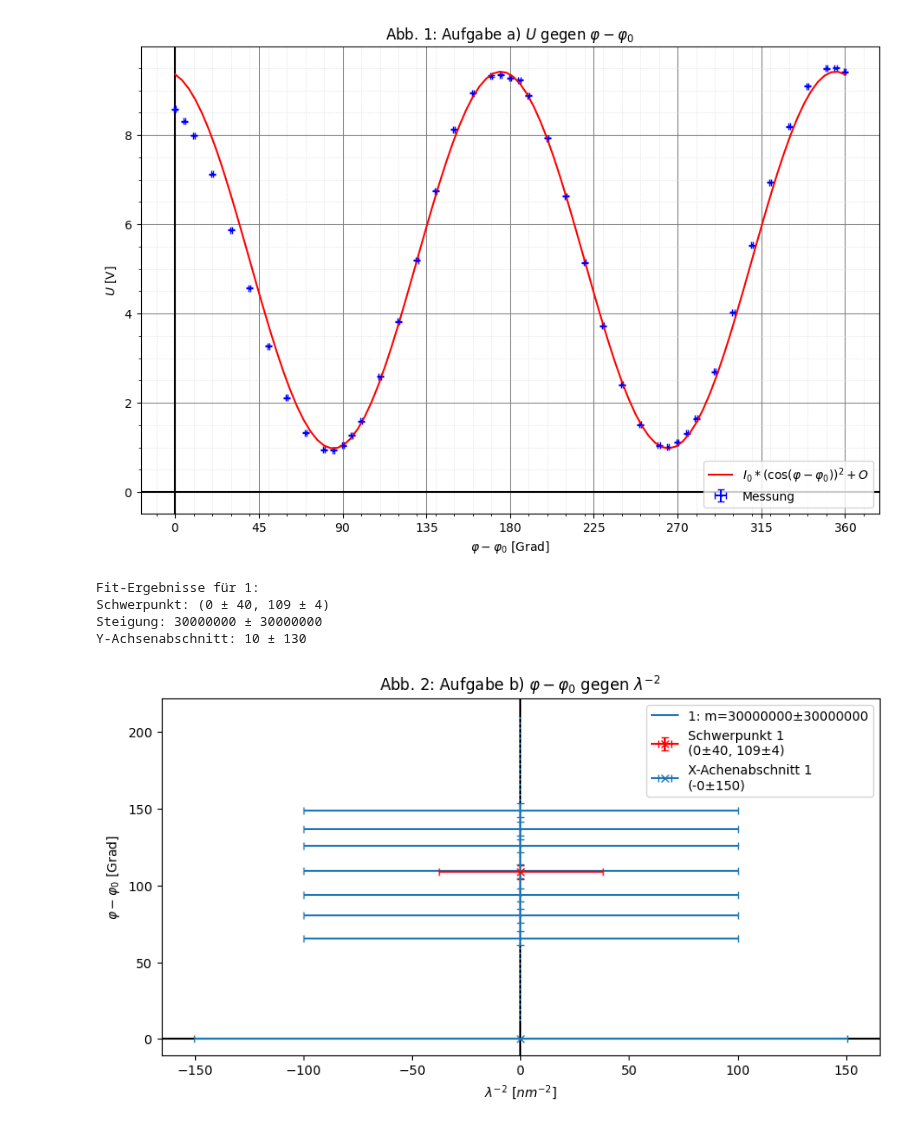
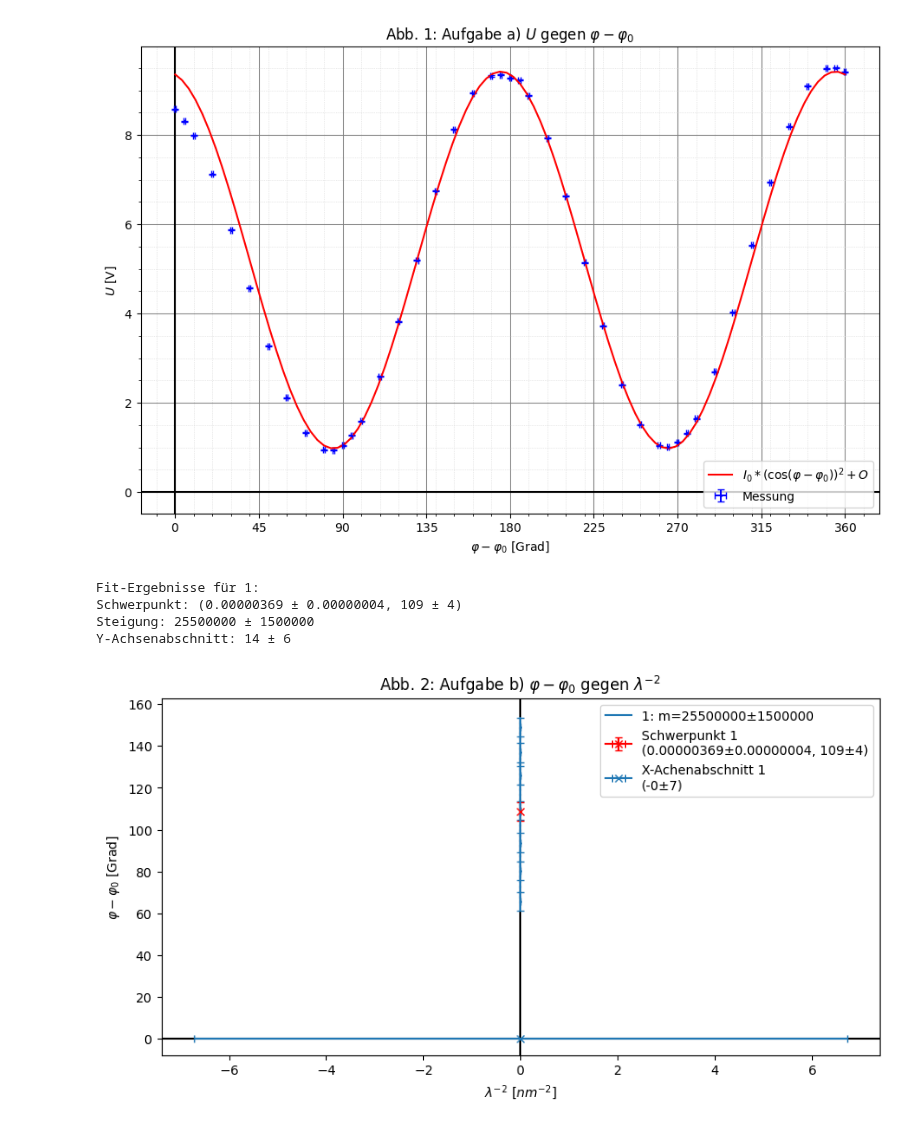
Before and after one commit to Patrixon0/data-analysis-plotting-tool, a Jupyter notebook: P3/Theo_Patrick/370/370_main.ipynb, the cells around one changed output. Cells and saved outputs as stored; diff of their text form; code cells hidden in the pictures.

```diff
--- a/P3/Theo_Patrick/370/370_main.ipynb
+++ b/P3/Theo_Patrick/370/370_main.ipynb
@@ -461,38 +461,38 @@ B_mean = np.mean(B)
 
 #I now need this to be incoorperated into the geraden_fit function. For that, I need to save the mean values in a file with their errors in this format:
 #1/wavelength**2 null mean_value error
 #I will do this now
 #mean_values = np.array([c0_mean, c1_mean, c2_mean, c3_mean, c4_mean, c5_mean, B_mean])
 #errors = np.array([1/(np.sqrt(7))*10, 1/(np.sqrt(7))*10, 1/(np.sqrt(7))*10, 1/(np.sqrt(7))*10, 1/(np.sqrt(7))*10, 1/(np.sqrt(7))*10, 1/(np.sqrt(7))*10])
 #np.savetxt('b_mean.txt', np.column_stack([mean_values, errors]), fmt='%.18e', delimiter=' ', header='mean_values errors')
 
 #You need to do the saving again, because we need the 1/lambda**2 values
 mean_values = np.array([c0_mean, c1_mean, c2_mean, c3_mean, c4_mean, c5_mean, B_mean]) + 5
 errors = np.array([10/np.sqrt(5), 10/np.sqrt(5), 10/np.sqrt(5), 10/np.sqrt(5), 10/np.sqrt(5), 10/np.sqrt(5), 10/np.sqrt(5)])
 inverse_wavelengths_squared = np.array([1/(694**2), 1/(620**2), 1/(568**2), 1/(520**2), 1/(488**2), 1/(458**2), 1/(430**2)])  # * 10**18  # Umrechnung in m
-null = np.zeros(7) + 1
+null = np.zeros(7) + 0.0000001
 np.savetxt('b_mean.txt', np.column_stack([inverse_wavelengths_squared, null, mean_values, errors]), fmt='%.18e', delimiter=' ', header='mean_values errors inverse_wavelengths_squared null')
 from geraden_fit import geraden_fit
 geraden_fit(
     exp_nr='b',
     file_n='b_mean.txt',
     title=r'Abb. 2: Aufgabe b) $\varphi - \varphi_0$ gegen $\lambda^{-2}$',
     y_label=r'$\varphi - \varphi_0$ [Grad]',
     x_label=r'$\lambda^{-2}$ [$nm^{-2}$]',
     save=True,
     linear_fit=True,
     #x_major_ticks=0.0000005,
     #x_minor_ticks=0.0000001,
     #y_major_ticks=50,
     #y_minor_ticks=10,
     plot_x_inter = True
 )
 # %% [output]
 Fit-Ergebnisse für 1:
-Schwerpunkt: (0 ± 40, 109 ± 4)
-Steigung: 30000000 ± 30000000
-Y-Achsenabschnitt: 10 ± 130
+Schwerpunkt: (0.00000369 ± 0.00000004, 109 ± 4)
+Steigung: 25500000 ± 1500000
+Y-Achsenabschnitt: 14 ± 6
-[figure, old version]
+[figure, new version]
 # %%
 # Berechnung spezifisches Drehvermögen
 A = 14
```
Also changed, not shown: parts of 2 cells of this notebook, 7 other files.
